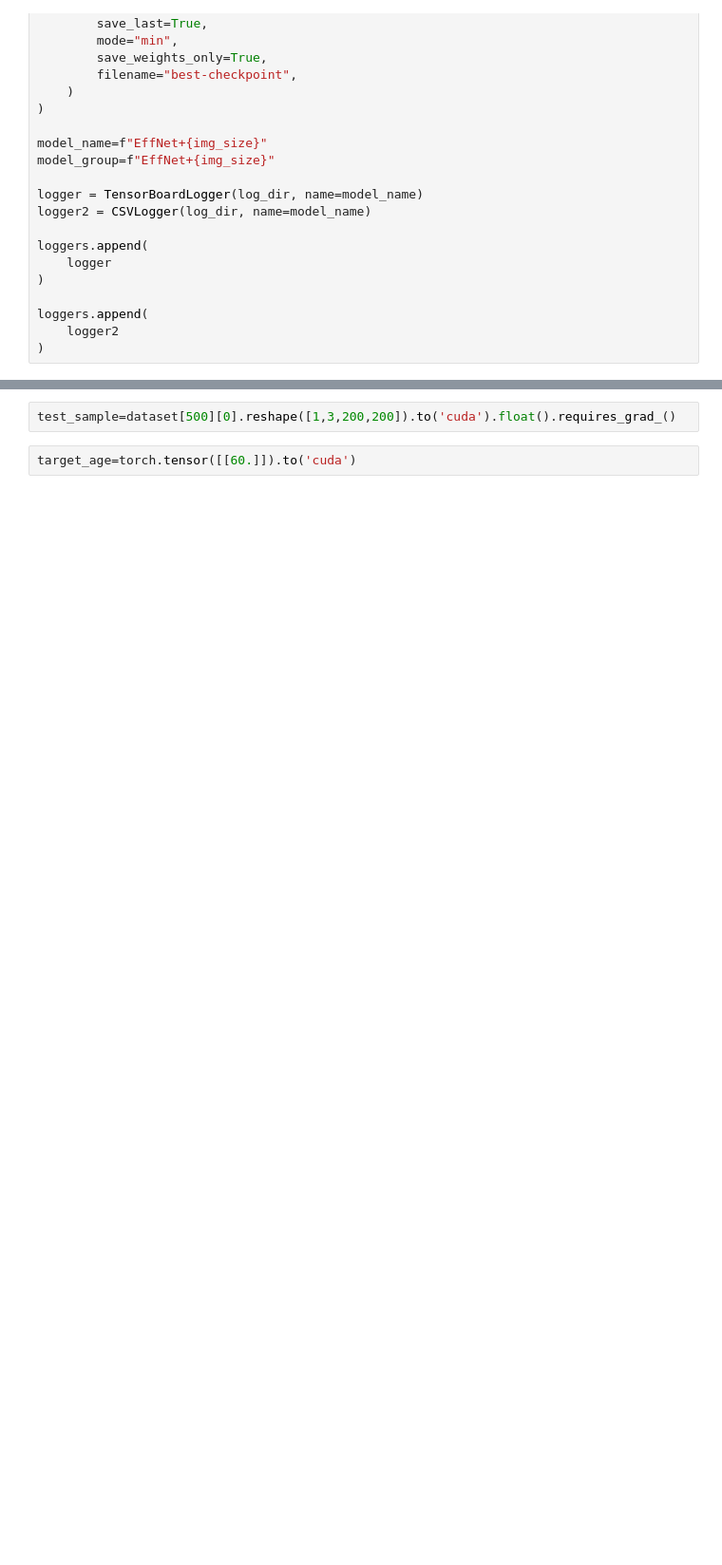
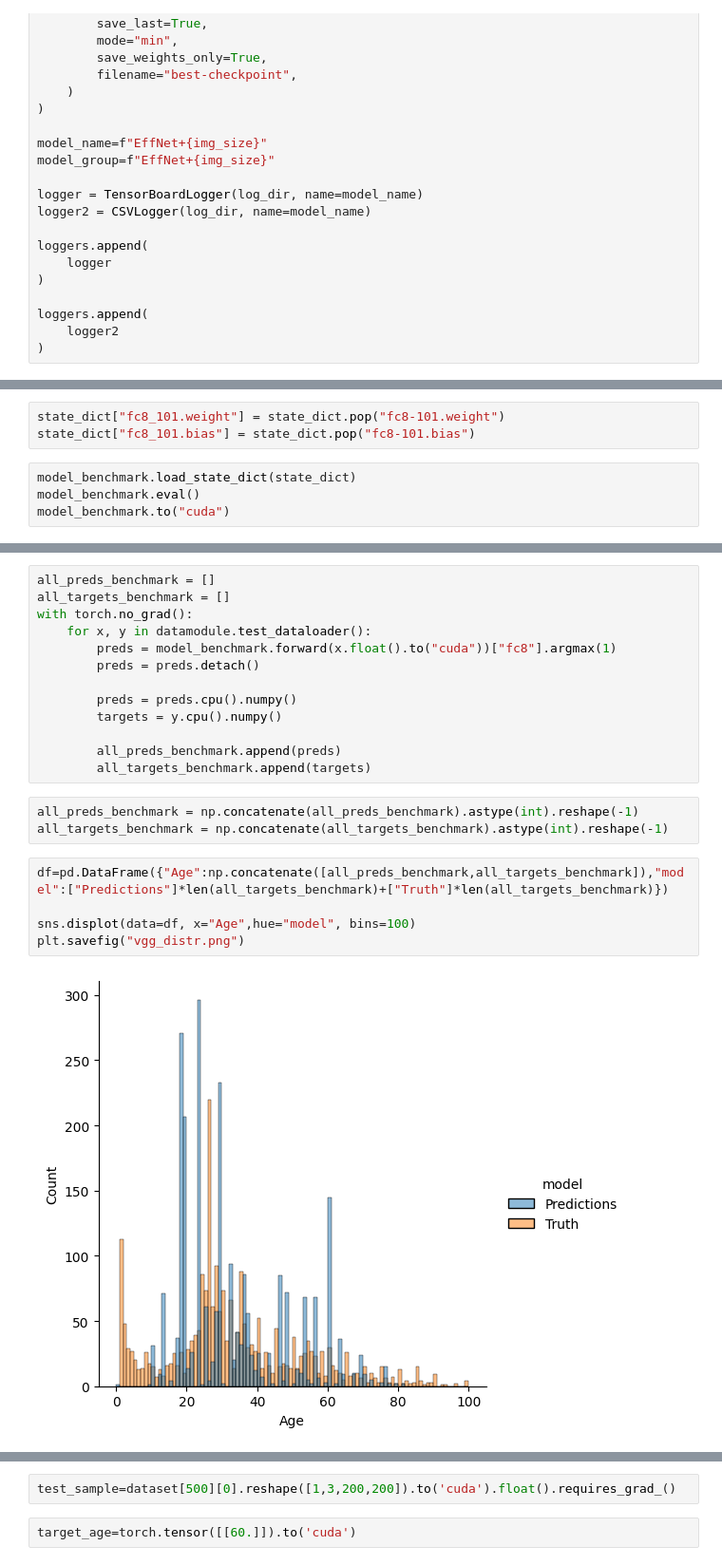
Before and after one commit to wernerolaf/Age_Detector, a Jupyter notebook: main.ipynb, the cells around one changed output, grey strips where cells are left out. Shown at 95% size. Saved outputs shown, nothing was run; the diff lists cells and outputs as text; blank space fills up the shorter version.

```diff
--- a/main.ipynb
+++ b/main.ipynb
@@ -651,0 +594,7 @@ torch.Size([3, 200, 200])
+# %%
+state_dict["fc8_101.weight"] = state_dict.pop("fc8-101.weight")
+state_dict["fc8_101.bias"] = state_dict.pop("fc8-101.bias")
+# %%
+model_benchmark.load_state_dict(state_dict)
+model_benchmark.eval()
+model_benchmark.to("cuda")
@@ -651,0 +619,23 @@ torch.Size([3, 200, 200])
+# %%
+all_preds_benchmark = []
+all_targets_benchmark = []
+with torch.no_grad():
+    for x, y in datamodule.test_dataloader():
+        preds = model_benchmark.forward(x.float().to("cuda"))["fc8"].argmax(1)
+        preds = preds.detach()
+
+        preds = preds.cpu().numpy()
+        targets = y.cpu().numpy()
+
+        all_preds_benchmark.append(preds)
+        all_targets_benchmark.append(targets)
+# %%
+all_preds_benchmark = np.concatenate(all_preds_benchmark).astype(int).reshape(-1)
+all_targets_benchmark = np.concatenate(all_targets_benchmark).astype(int).reshape(-1)
+# %%
+df=pd.DataFrame({"Age":np.concatenate([all_preds_benchmark,all_targets_benchmark]),"model":["Predictions"]*len(all_targets_benchmark)+["Truth"]*len(all_targets_benchmark)})
+
+sns.displot(data=df, x="Age",hue="model", bins=100)
+plt.savefig("vgg_distr.png")
+# %% [output]
+[figure, added]
```
Also changed, not shown: parts of 89 cells of this notebook.
